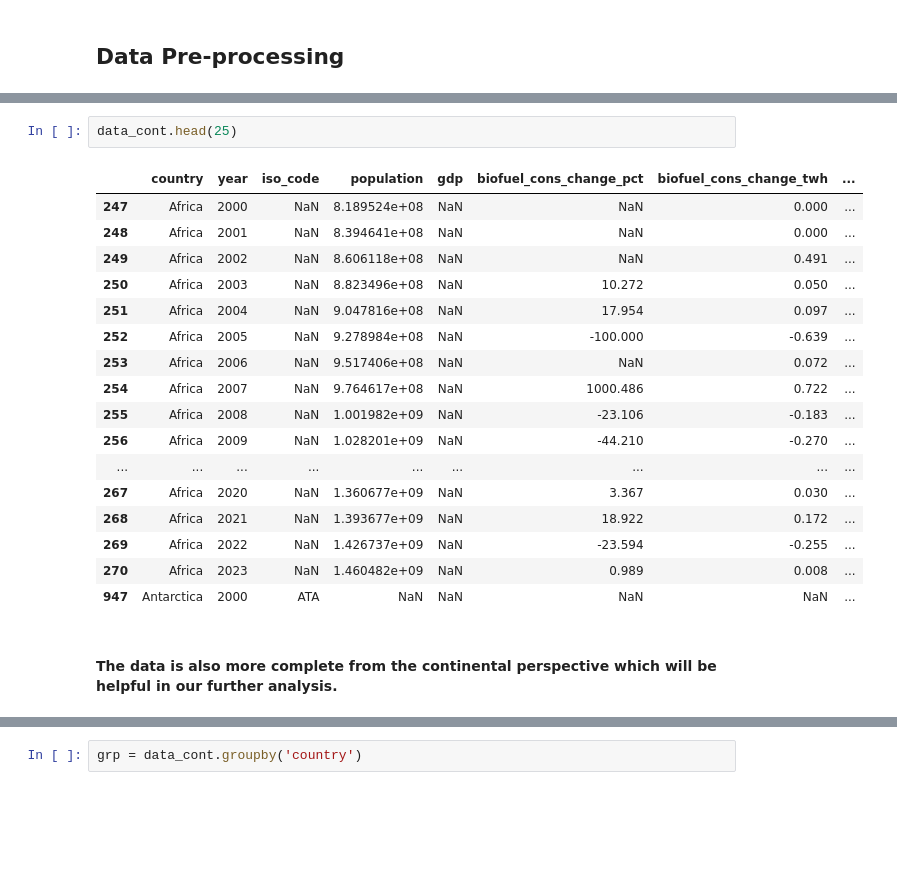
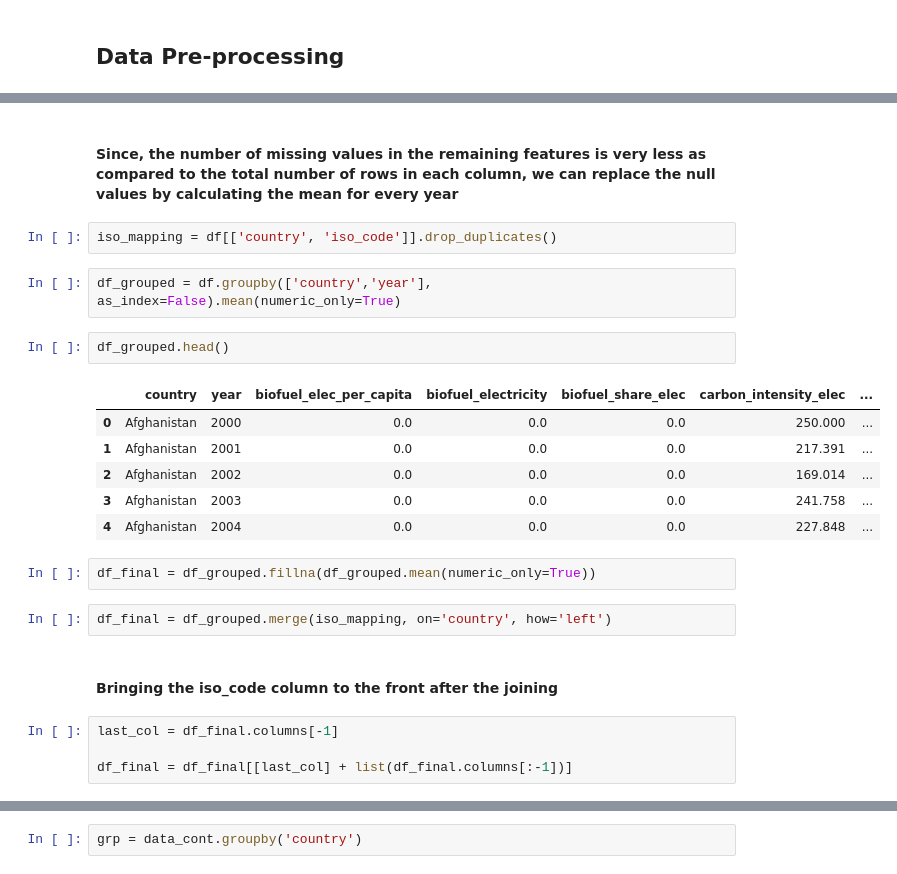
Before and after one commit to GawthamW97/Data-Analytics-And-Visualization, a Jupyter notebook: Data exploration and SQL database creation/Ani-APDV project 1.ipynb, the cells around one changed output, grey strips where cells are left out. Saved outputs shown, nothing was run; the diff lists cells and outputs as text; blank space fills up the shorter version.

```diff
--- a/Data exploration and SQL database creation/Ani-APDV project 1.ipynb
+++ b/Data exploration and SQL database creation/Ani-APDV project 1.ipynb
@@ -280,22 +186,25 @@ data_cont = data[(data['year'] >= 2000) & (data['country'].isin(['Africa','Asia'
-# %%
-data_cont.head(25)
-# %% [output]
-|  | country | year | iso_code | population | gdp | biofuel_cons_change_pct | biofuel_cons_change_twh | ... |
-| 247 | Africa | 2000 | NaN | 8.189524e+08 | NaN | NaN | 0.000 | ... |
-| 248 | Africa | 2001 | NaN | 8.394641e+08 | NaN | NaN | 0.000 | ... |
-| 249 | Africa | 2002 | NaN | 8.606118e+08 | NaN | NaN | 0.491 | ... |
-| 250 | Africa | 2003 | NaN | 8.823496e+08 | NaN | 10.272 | 0.050 | ... |
-| 251 | Africa | 2004 | NaN | 9.047816e+08 | NaN | 17.954 | 0.097 | ... |
-| 252 | Africa | 2005 | NaN | 9.278984e+08 | NaN | -100.000 | -0.639 | ... |
-| 253 | Africa | 2006 | NaN | 9.517406e+08 | NaN | NaN | 0.072 | ... |
-| 254 | Africa | 2007 | NaN | 9.764617e+08 | NaN | 1000.486 | 0.722 | ... |
-| 255 | Africa | 2008 | NaN | 1.001982e+09 | NaN | -23.106 | -0.183 | ... |
-| 256 | Africa | 2009 | NaN | 1.028201e+09 | NaN | -44.210 | -0.270 | ... |
-| ... | ... | ... | ... | ... | ... | ... | ... | ... |
-| 267 | Africa | 2020 | NaN | 1.360677e+09 | NaN | 3.367 | 0.030 | ... |
-| 268 | Africa | 2021 | NaN | 1.393677e+09 | NaN | 18.922 | 0.172 | ... |
-| 269 | Africa | 2022 | NaN | 1.426737e+09 | NaN | -23.594 | -0.255 | ... |
-| 270 | Africa | 2023 | NaN | 1.460482e+09 | NaN | 0.989 | 0.008 | ... |
-| 947 | Antarctica | 2000 | ATA | NaN | NaN | NaN | NaN | ... |
-# %% [markdown]
-#### The data is also more complete from the continental perspective which will be helpful in our further analysis.
+# %% [markdown]
+#### Since, the number of missing values in the remaining features is very less as compared to the total number of rows in each column, we can replace the null values by calculating the mean for every year
+# %%
+iso_mapping = df[['country', 'iso_code']].drop_duplicates()
+# %%
+df_grouped = df.groupby(['country','year'], as_index=False).mean(numeric_only=True)
+# %%
+df_grouped.head()
+# %% [output]
+|  | country | year | biofuel_elec_per_capita | biofuel_electricity | biofuel_share_elec | carbon_intensity_elec | ... |
+| 0 | Afghanistan | 2000 | 0.0 | 0.0 | 0.0 | 250.000 | ... |
+| 1 | Afghanistan | 2001 | 0.0 | 0.0 | 0.0 | 217.391 | ... |
+| 2 | Afghanistan | 2002 | 0.0 | 0.0 | 0.0 | 169.014 | ... |
+| 3 | Afghanistan | 2003 | 0.0 | 0.0 | 0.0 | 241.758 | ... |
+| 4 | Afghanistan | 2004 | 0.0 | 0.0 | 0.0 | 227.848 | ... |
+# %%
+df_final = df_grouped.fillna(df_grouped.mean(numeric_only=True))
+# %%
+df_final = df_grouped.merge(iso_mapping, on='country', how='left')
+# %% [markdown]
+#### Bringing the iso_code column to the front after the joining
+# %%
+last_col = df_final.columns[-1]
+
+df_final = df_final[[last_col] + list(df_final.columns[:-1])]
```
Also changed, not shown: parts of 111 cells of this notebook.
